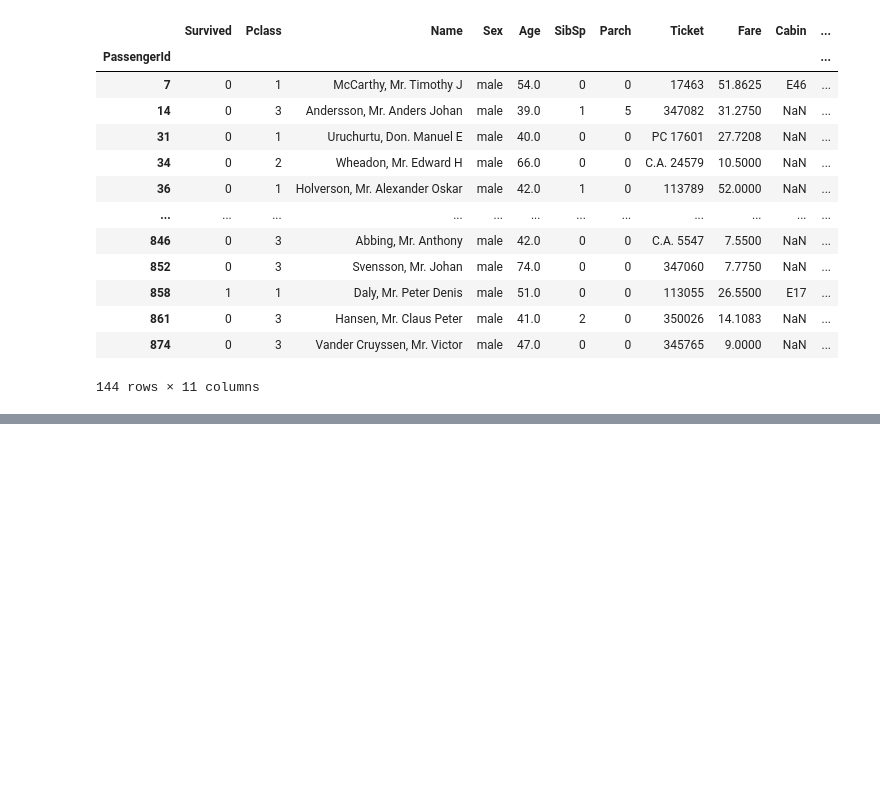
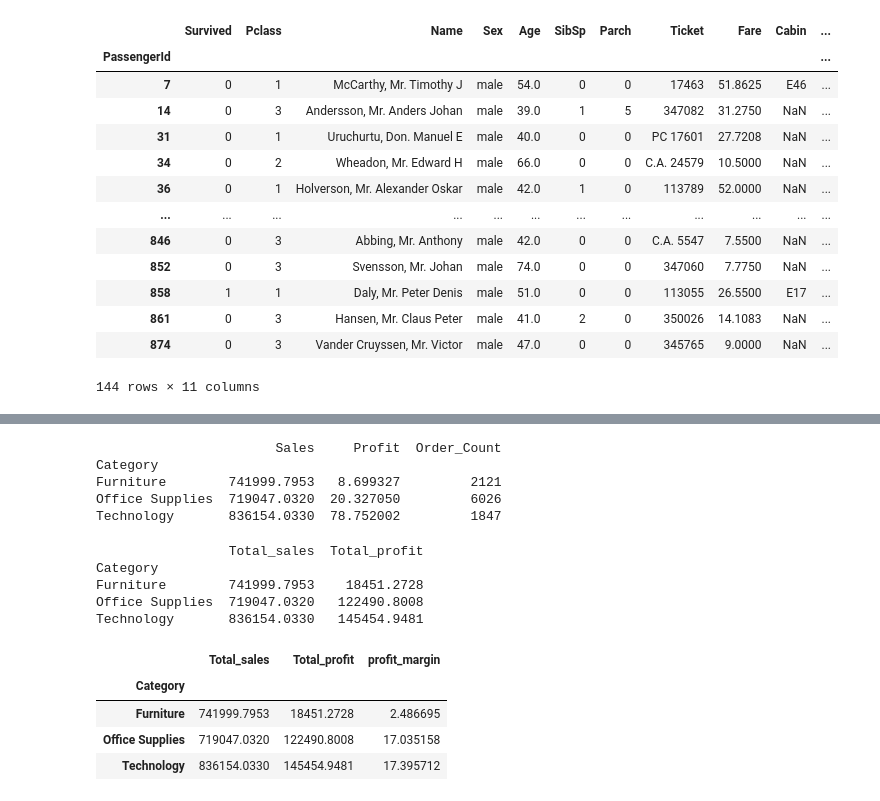
Before and after one commit to lunatic-bot/NLP-Learning, a Jupyter notebook: pandas_practice.ipynb, the cells around one changed output, grey strips where cells are left out. Drawn from its saved outputs; the diff is of its cells as text; code cells hidden in the pictures; blank space fills up the shorter version.

```diff
--- a/pandas_practice.ipynb
+++ b/pandas_practice.ipynb
@@ -186,0 +237,39 @@ df
+# %%
+grouped = store_df.groupby("Category").agg({"Sales" : "sum", "Profit" : "mean", "Order ID":"count"}).rename(columns={"Order ID" : "Order_Count"})
+print(grouped)
+# %% [output]
+                       Sales     Profit  Order_Count
+Category
+Furniture        741999.7953   8.699327         2121
+Office Supplies  719047.0320  20.327050         6026
+Technology       836154.0330  78.752002         1847
+# %%
+## calculate profit margin -
+# def profit_margin(X):
+#     return (X['Profit'].sum()/X['Sales'].sum())*100
+
+
+# result = store_df.groupby("Category").agg({"Sales" : "sum", "Profit" : "sum"}).assign(Profit_margin=lambda x: (x['Profit']/x['Sales'])*100)
+
+# print(result)
+
+
+result = store_df.groupby("Category").agg(
+    Total_sales=("Sales", "sum"),
+    Total_profit = ("Profit", "sum"))
+
+print(result)
+result = result.assign(profit_margin = (result['Total_profit'] / result['Total_sales'])*100)
+
+result
+# %% [output]
+                 Total_sales  Total_profit
+Category
+Furniture        741999.7953    18451.2728
+Office Supplies  719047.0320   122490.8008
+Technology       836154.0330   145454.9481
+|  | Total_sales | Total_profit | profit_margin |
+| Category |  |  |  |
+| Furniture | 741999.7953 | 18451.2728 | 2.486695 |
+| Office Supplies | 719047.0320 | 122490.8008 | 17.035158 |
+| Technology | 836154.0330 | 145454.9481 | 17.395712 |
```
Also changed, not shown: parts of 9 cells of this notebook, 1 other file.
